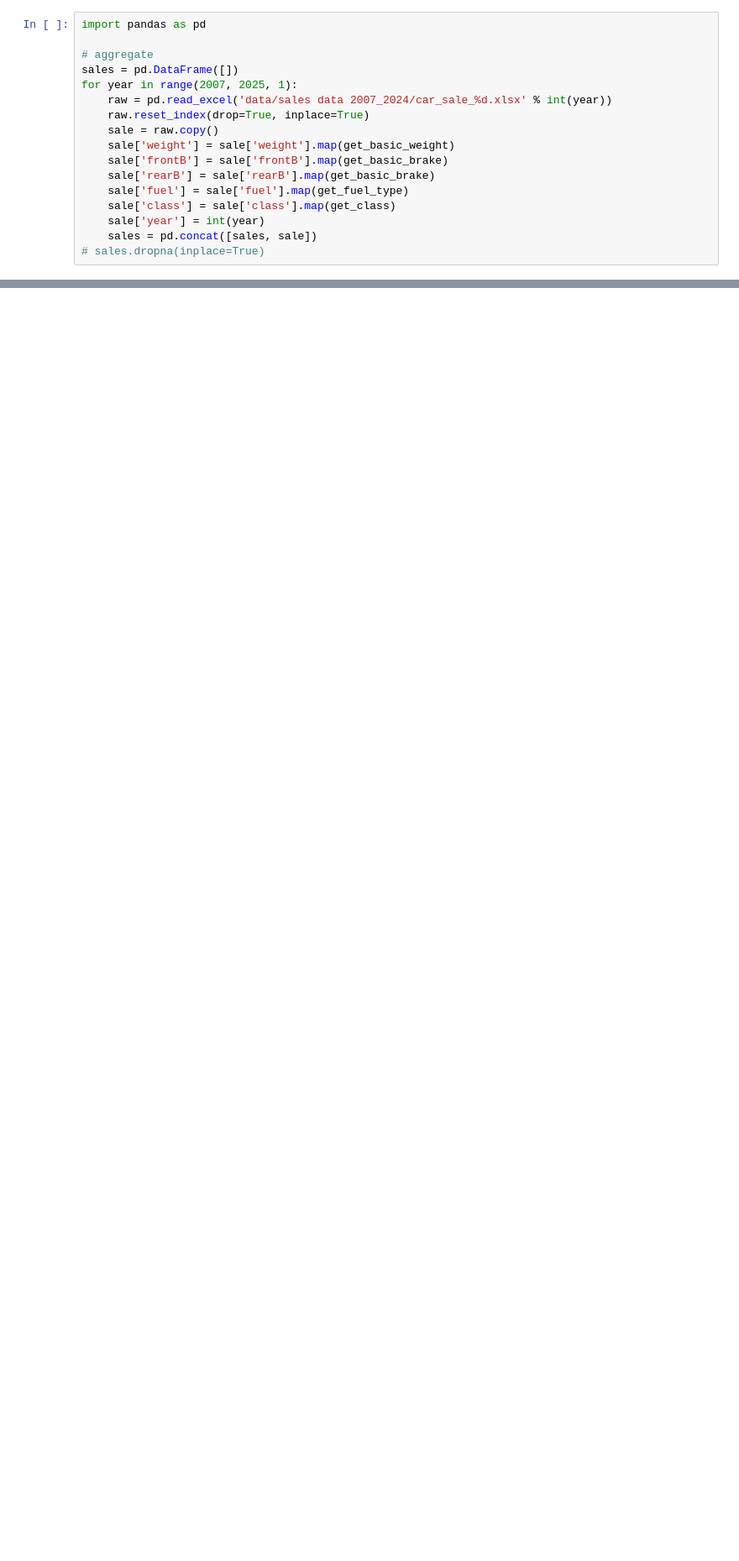
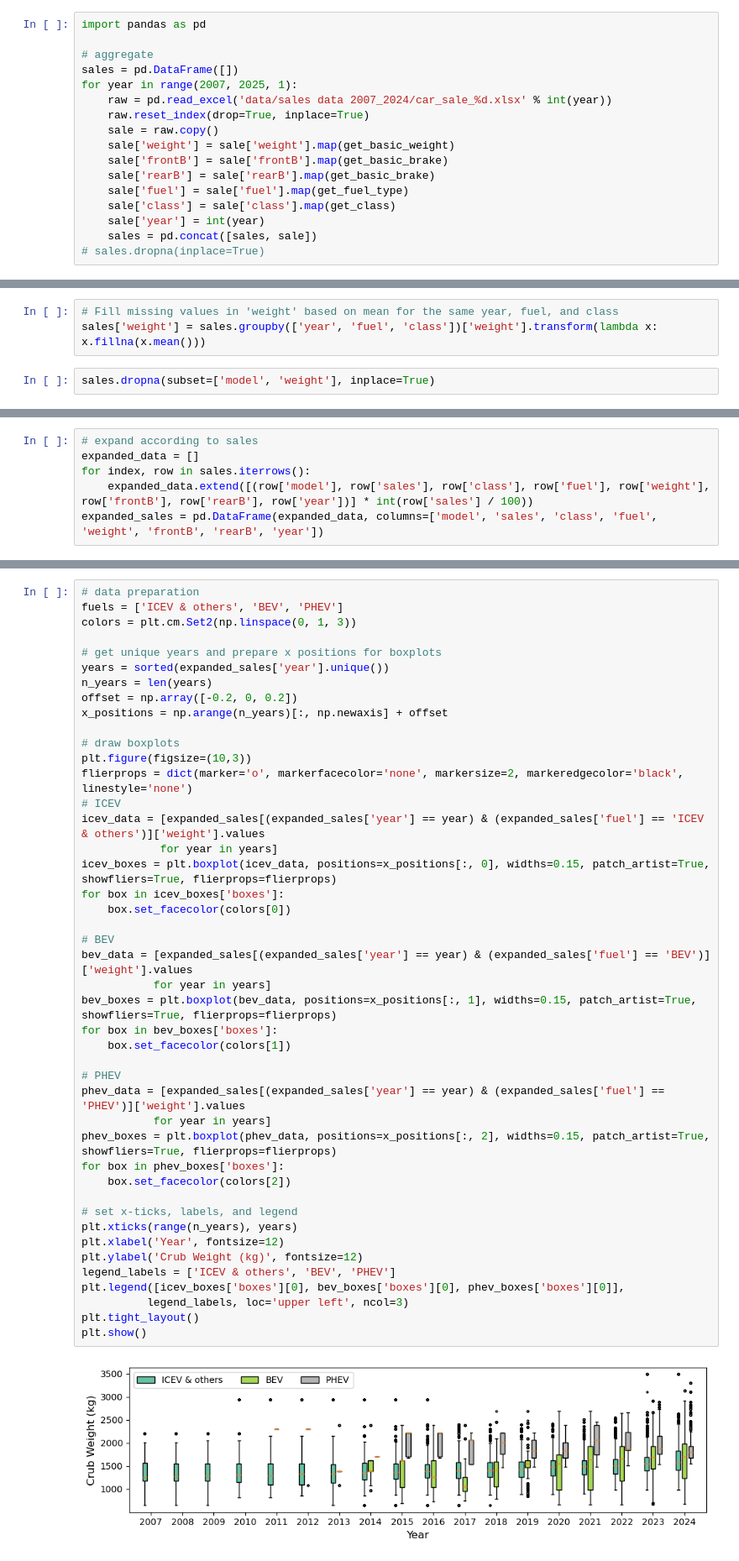
Before and after one commit to QiuziChen/ev-bwp-modeling, a Jupyter notebook: doc2_curb_weight_data.ipynb, the cells around one changed output, grey strips where cells are left out. Shown: that part at 84% size. Drawn from its saved outputs; the diff is of its cells as text; blank space fills up the shorter version.

```diff
--- a/doc2_curb_weight_data.ipynb
+++ b/doc2_curb_weight_data.ipynb
@@ -387,0 +368,5 @@ plt.show()
+# %%
+# Fill missing values in 'weight' based on mean for the same year, fuel, and class
+sales['weight'] = sales.groupby(['year', 'fuel', 'class'])['weight'].transform(lambda x: x.fillna(x.mean()))
+# %%
+sales.dropna(subset=['model', 'weight'], inplace=True)
@@ -387,0 +375,6 @@ plt.show()
+# %%
+# expand according to sales
+expanded_data = []
+for index, row in sales.iterrows():
+    expanded_data.extend([(row['model'], row['sales'], row['class'], row['fuel'], row['weight'], row['frontB'], row['rearB'], row['year'])] * int(row['sales'] / 100))
+expanded_sales = pd.DataFrame(expanded_data, columns=['model', 'sales', 'class', 'fuel', 'weight', 'frontB', 'rearB', 'year'])
@@ -387,0 +383,46 @@ plt.show()
+# %%
+# data preparation
+fuels = ['ICEV & others', 'BEV', 'PHEV']
+colors = plt.cm.Set2(np.linspace(0, 1, 3))
+
+# get unique years and prepare x positions for boxplots
+years = sorted(expanded_sales['year'].unique())
+n_years = len(years)
+offset = np.array([-0.2, 0, 0.2])
+x_positions = np.arange(n_years)[:, np.newaxis] + offset
+
+# draw boxplots
+plt.figure(figsize=(10,3))
+flierprops = dict(marker='o', markerfacecolor='none', markersize=2, markeredgecolor='black', linestyle='none')
+# ICEV
+icev_data = [expanded_sales[(expanded_sales['year'] == year) & (expanded_sales['fuel'] == 'ICEV & others')]['weight'].values
+            for year in years]
+icev_boxes = plt.boxplot(icev_data, positions=x_positions[:, 0], widths=0.15, patch_artist=True, showfliers=True, flierprops=flierprops)
+for box in icev_boxes['boxes']:
+    box.set_facecolor(colors[0])
+
+# BEV
+bev_data = [expanded_sales[(expanded_sales['year'] == year) & (expanded_sales['fuel'] == 'BEV')]['weight'].values
+           for year in years]
+bev_boxes = plt.boxplot(bev_data, positions=x_positions[:, 1], widths=0.15, patch_artist=True, showfliers=True, flierprops=flierprops)
+for box in bev_boxes['boxes']:
+    box.set_facecolor(colors[1])
+
+# PHEV
+phev_data = [expanded_sales[(expanded_sales['year'] == year) & (expanded_sales['fuel'] == 'PHEV')]['weight'].values
+           for year in years]
+phev_boxes = plt.boxplot(phev_data, positions=x_positions[:, 2], widths=0.15, patch_artist=True, showfliers=True, flierprops=flierprops)
+for box in phev_boxes['boxes']:
+    box.set_facecolor(colors[2])
+
+# set x-ticks, labels, and legend
+plt.xticks(range(n_years), years)
+plt.xlabel('Year', fontsize=12)
+plt.ylabel('Crub Weight (kg)', fontsize=12)
+legend_labels = ['ICEV & others', 'BEV', 'PHEV']
+plt.legend([icev_boxes['boxes'][0], bev_boxes['boxes'][0], phev_boxes['boxes'][0]],
+          legend_labels, loc='upper left', ncol=3)
+plt.tight_layout()
+plt.show()
+# %% [output]
+[figure, added]
```
Also changed, not shown: parts of 44 cells of this notebook, 4 other files.
